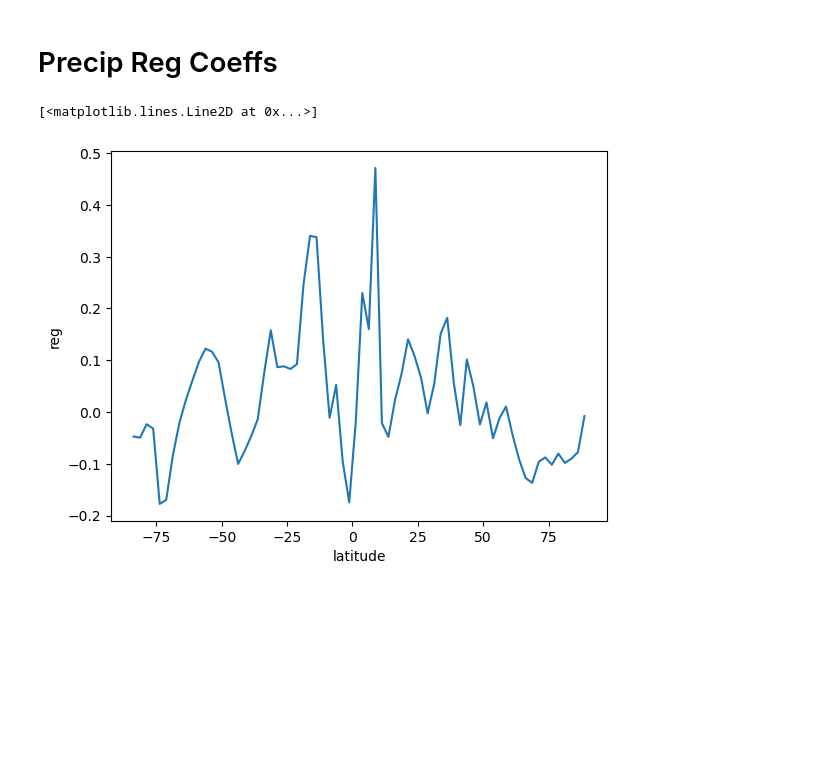
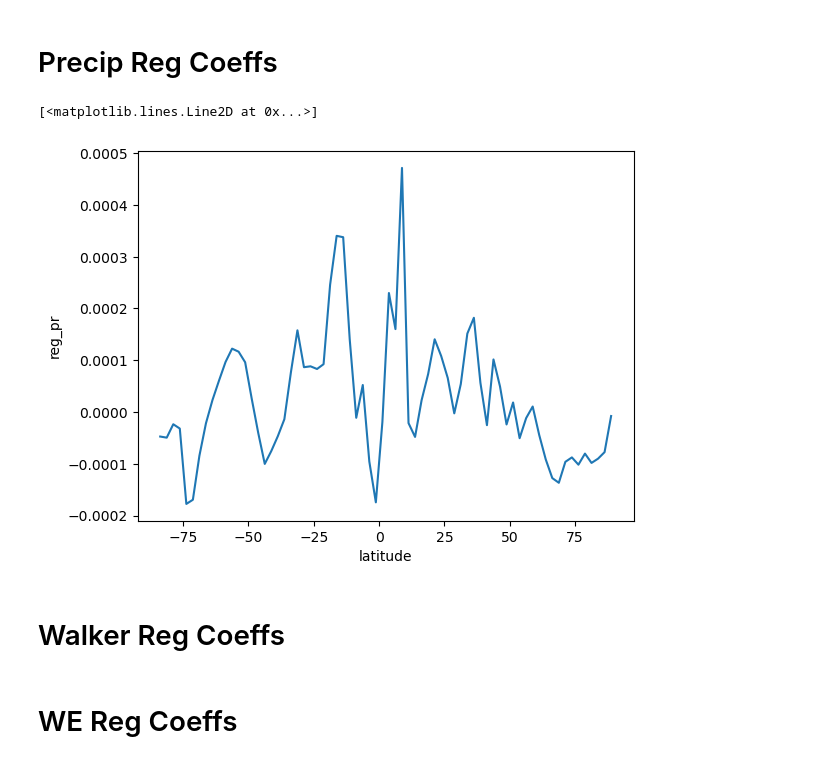
Before and after one commit to zacespinosa/SO-EP-teleconnection, a Jupyter notebook: SO-EPT-Obs.ipynb, the cells around one changed output. Saved outputs shown, nothing was run; the diff lists cells and outputs as text; code cells hidden in the pictures; blank space fills up the shorter version.

```diff
--- a/SO-EPT-Obs.ipynb
+++ b/SO-EPT-Obs.ipynb
@@ -178,6 +178,10 @@ def fix_coords(data, include_T=True):
     data = data.bounds.add_bounds("Y")
     if include_T: data = data.bounds.add_bounds("T")
     data = xc.swap_lon_axis(data, to=(-180, 180))
+    return data
+
+def fix_coords_no_space(data):
+    data = data.bounds.add_bounds("T")
     return data
 
 def get_triangle_mean(tos, latmin, latmax, lonmin, lonmax, RES):
@@ -384,14 +412,17 @@ def process_obs_data(save_path: str):
     obs_sst_so_ept_reg = []
     obs_sst_reg, obs_psl_reg, obs_pr_reg = [], [], []
     obs_sst_timeseries = []
+    obs_walker_so_reg, obs_we_so_reg = [], []
 
     for i, sst_product in enumerate(SST_PRODUCTS):
-        ssts, so_mean, ept_mean = load_sst(sst_product)
+        print(f"Processing {sst_product}")
+        ssts, so_mean, ept_mean, WE_sst_anomaly = load_sst(sst_product)
         # Merge Datasets
         obs_sst = xr.merge([
             ssts,
             so_mean.rename("Raw_SO_Mean").to_dataset(),
             ept_mean.rename("Raw_EPT_Mean").to_dataset(),
+            WE_sst_anomaly.rename("WE_sst_anomaly").to_dataset(),
         ])
         obs_sst = obs_sst.expand_dims("model")
         obs_sst["model"] = [sst_product]
@@ -429,21 +460,42 @@ def process_obs_data(save_path: str):
         )
         obs_sst_reg.append(xr.merge([reg_so_sst.rename("reg_sst"), p_so_sst.rename("p_sst")]))
 
-        # Calculate
-        obs_sst = obs_sst[['Raw_SO_Mean', 'Raw_EPT_Mean']]
+        # obs_sst = obs_sst[['Raw_SO_Mean', 'Raw_EPT_Mean']]
         obs_sst_so_ept_reg.append(
             calculate_coupling_depending_on_time(obs_sst["Raw_SO_Mean"], obs_sst["Raw_EPT_Mean"], models=obs_sst.model)
         )
-
+        # Calculate dWalker/dSO_sst
+        walker_anomaly_t = walker_anomaly.copy()
+        walker_anomaly_t["walker"] = walker_anomaly_t["walker"].expand_dims("model")
+        walker_anomaly_t["model"] = [sst_product]
+        reg_so_walker, p_so_walker = get_region_reg(
+            obs_sst["Raw_SO_Mean"].sel(time=shared_time),
+            walker_anomaly_t["walker"].sel(time=shared_time),
+            window=window
+        )
+        obs_walker_so_reg.append(
+            xr.merge([reg_so_walker.rename("reg_walker"), p_so_walker.rename("p_walker")])
+        )
+        # Calculate dWE/dSO_sst
+        reg_so_we, p_so_we = get_region_reg(
+            obs_sst["Raw_SO_Mean"].sel(time=shared_time),
+            obs_sst["WE_sst_anomaly"].sel(time=shared_time),
+            window=window
+        )
+        obs_we_so_reg.append(
+            xr.merge([reg_so_we.rename("reg_we"), p_so_we.rename("p_we")])
+        )
+        print(f"Finished processing {sst_product}")
 
     obs_psl_reg = xr.concat(obs_psl_reg, dim="model")
     obs_pr_reg = xr.concat(obs_pr_reg, dim="model")
     obs_sst_reg = xr.concat(obs_sst_reg, dim="model")
-    obs_regs = xr.merge([obs_psl_reg, obs_pr_reg, obs_sst_reg])
+    obs_walker_so_reg = xr.concat(obs_walker_so_reg, dim="model")
+    obs_we_so_reg = xr.concat(obs_we_so_reg, dim="model")
+    obs_regs = xr.merge([obs_psl_reg, obs_pr_reg, obs_sst_reg, obs_walker_so_reg, obs_we_so_reg])
     obs_regs.to_netcdf(os.path.join(save_path, "obs_so_regression_coeffs.nc"))
 
-    obs_sst_so_ept_reg = xr.concat(obs_sst_so_ept_reg, dim="model")
-    obs_sst_so_ept_reg.to_netcdf(os.path.join(save_path, "obs_so_regression_coeffs.nc"))
+    # obs_sst_so_ept_reg.to_netcdf(os.path.join(save_path, "obs_so_ept_coupling.nc"))
 
     obs_sst_timeseries = xr.concat(obs_sst_timeseries, dim="model")
     # obs_sst_timeseries.to_netcdf(os.path.join(save_path, "obs_sst_timeseries.nc"))
@@ -649,7 +620,12 @@ Data variables:
 # %% [markdown]
 # Precip Reg Coeffs
 # %%
-(-obs_pr_reg.mean(["longitude", "model"])*1000).reg.plot()
+# (-obs_pr_reg.mean(["longitude", "model"])*1000).reg.plot()
+(-obs_regs["reg_pr"].mean(["longitude", "model"])*1000).plot()
 # %% [output]
 [<matplotlib.lines.Line2D at 0x...>]
-[figure, old version]
+[figure, new version]
+# %% [markdown]
+# Walker Reg Coeffs
+# %% [markdown]
+# WE Reg Coeffs
```
Also changed, not shown: parts of 4 cells of this notebook, 3 other files.
